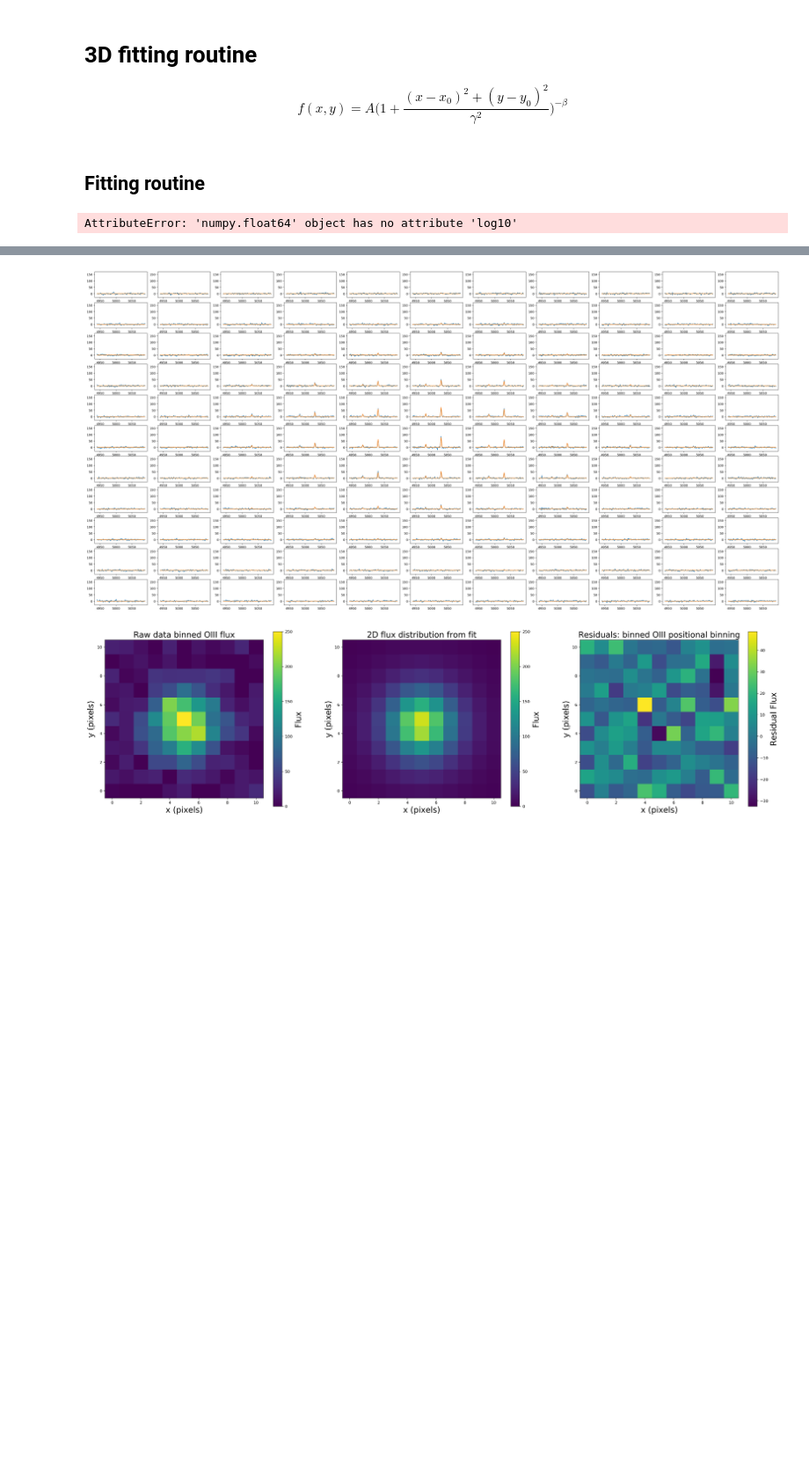
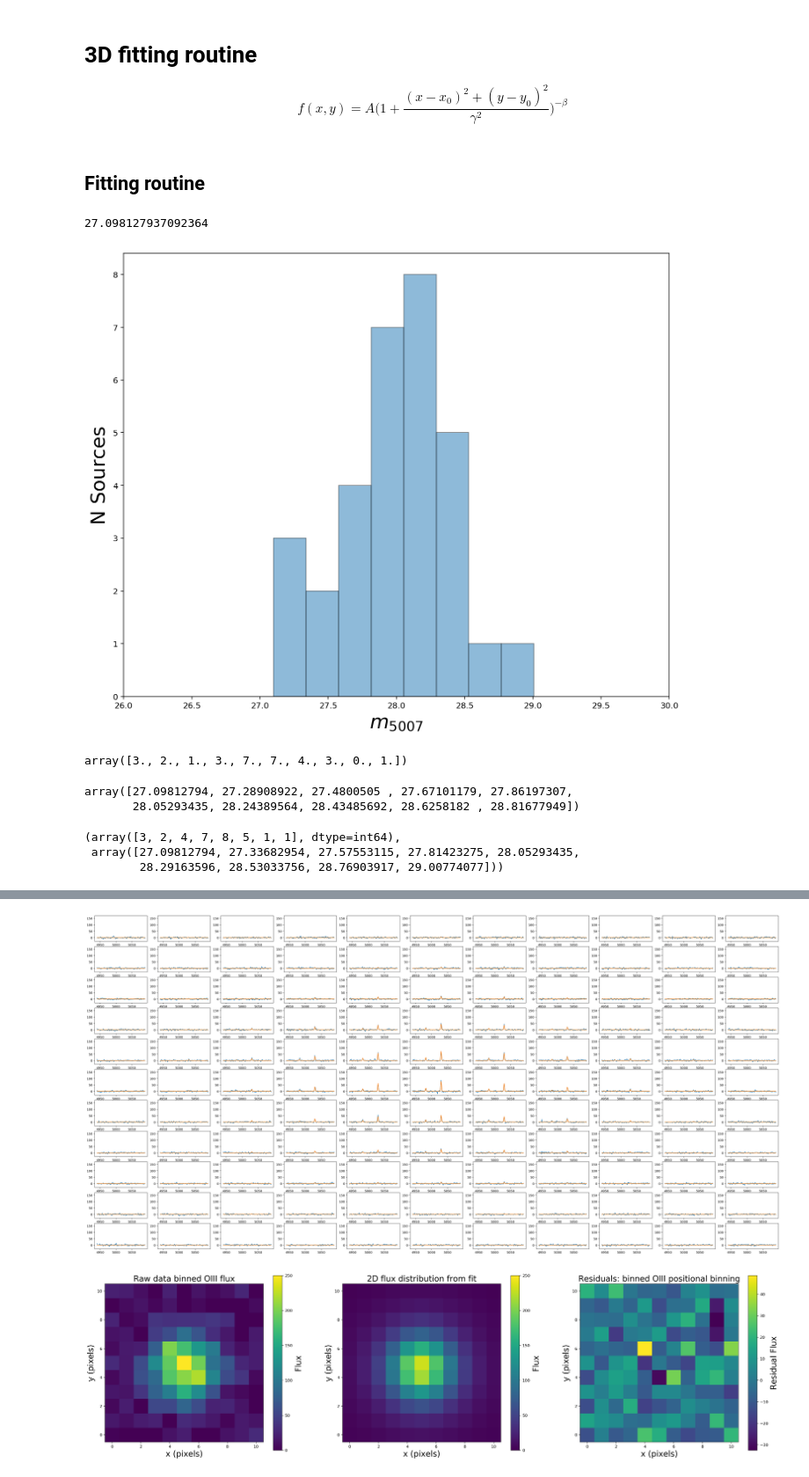
Before and after one commit to tspriggs/MUSE_PNe_fitting, a Jupyter notebook: 3D FCC255.ipynb, the cells around one changed output, grey strips where cells are left out. Shown: that part at 88% size. Cells and saved outputs as stored; diff of their text form; code cells hidden in the pictures; blank space fills up the shorter version.

```diff
--- a/3D FCC255.ipynb
+++ b/3D FCC255.ipynb
@@ -239,32 +239,48 @@ for PNe_num in np.arange(0, len(x_PNe)):
     Gauss_grad_err[PNe_num] = fit_results.params["Gauss_grad"].stderr
 
 # Signal to noise and Magnitude calculations
 list_of_rN = np.array([np.std(PNe_res) for PNe_res in list_of_fit_residuals])
 A_by_rN = A_OIII_list / list_of_rN
 PNe_df["A/rN"] = A_by_rN
 
 de_z_means = mean_wave_list / (1 + z)
 
 PNe_df["V (km/s)"] = (c * (de_z_means - 5007) / 5007) / 1000
 
 def log_10(x):
     return np.log10(x)
 
 PNe_df["m 5007"] = -2.5 * PNe_df["Total Flux"].apply(log_10) - 13.74
 dM =  5. * np.log10(D) + 25   # 31.63
 PNe_df["M 5007"] = PNe_df["m 5007"] - dM
 
 #Plotting
 plt.figure(1, figsize=(12,10))
-bins, bins_cens, other = plt.hist(PNe_df["m 5007"].loc[PNe_df["A/rN"]>2], bins=9, edgecolor="black", linewidth=0.8, label="m 5007 > 2 * A/rN", alpha=0.5)
+bins, bins_cens, other = plt.hist(PNe_df["m 5007"].loc[PNe_df["A/rN"]>2], bins=8, edgecolor="black", linewidth=0.8, label="m 5007 > 2 * A/rN", alpha=0.5)
 #plt.hist(PNe_df["M 5007"].loc[PNe_df["A/rN"]<2], edgecolor="black",linewidth=0.8, color="red", alpha=0.5, label="M 5007 <2 * A/rN")
 plt.xlim(26.0,30.0)
 #plt.title("Absolute Magnitude Histogram", fontsize=24)
 plt.xlabel("$m_{5007}$", fontsize=24)
 plt.ylabel("N Sources", fontsize=24)
 #plt.legend(fontsize=15)
 #plt.savefig("Plots/FCC255/M5007 histogram.png")
 bins_cens = bins_cens[:-1]
 print(PNe_df["m 5007"].min())
 # %% [output]
-AttributeError: 'numpy.float64' object has no attribute 'log10'
+27.098127937092364
+[figure, added]
+# %%
+bins
+# %% [output]
+array([3., 2., 1., 3., 7., 7., 4., 3., 0., 1.])
+# %%
+bins_cens
+# %% [output]
+array([27.09812794, 27.28908922, 27.4800505 , 27.67101179, 27.86197307,
+       28.05293435, 28.24389564, 28.43485692, 28.6258182 , 28.81677949])
+# %%
+np.histogram(PNe_df["m 5007"].loc[PNe_df["A/rN"]>2], bins=8)
+# %% [output]
+(array([3, 2, 4, 7, 8, 5, 1, 1], dtype=int64),
+ array([27.09812794, 27.33682954, 27.57553115, 27.81423275, 28.05293435,
+        28.29163596, 28.53033756, 28.76903917, 29.00774077]))
```
Also changed, not shown: parts of 4 cells of this notebook, 3 other files.
